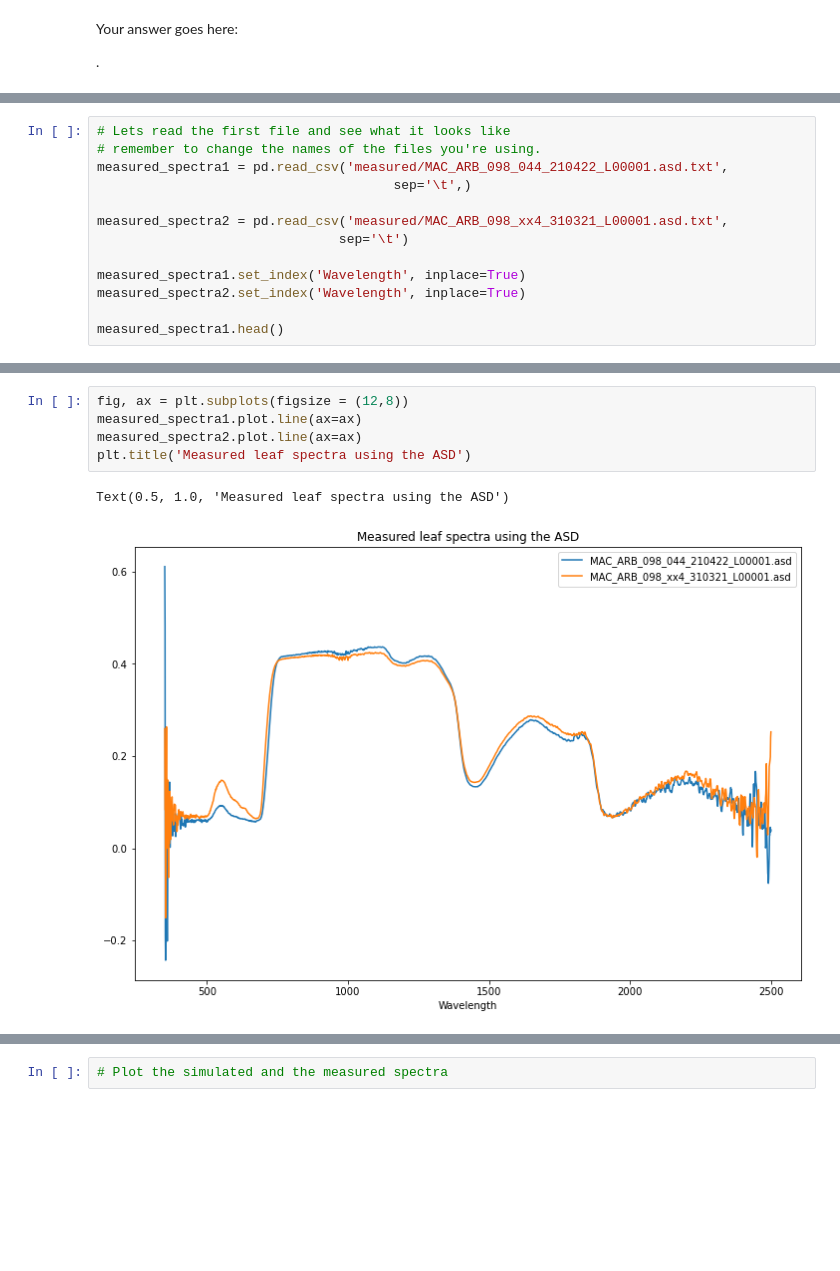
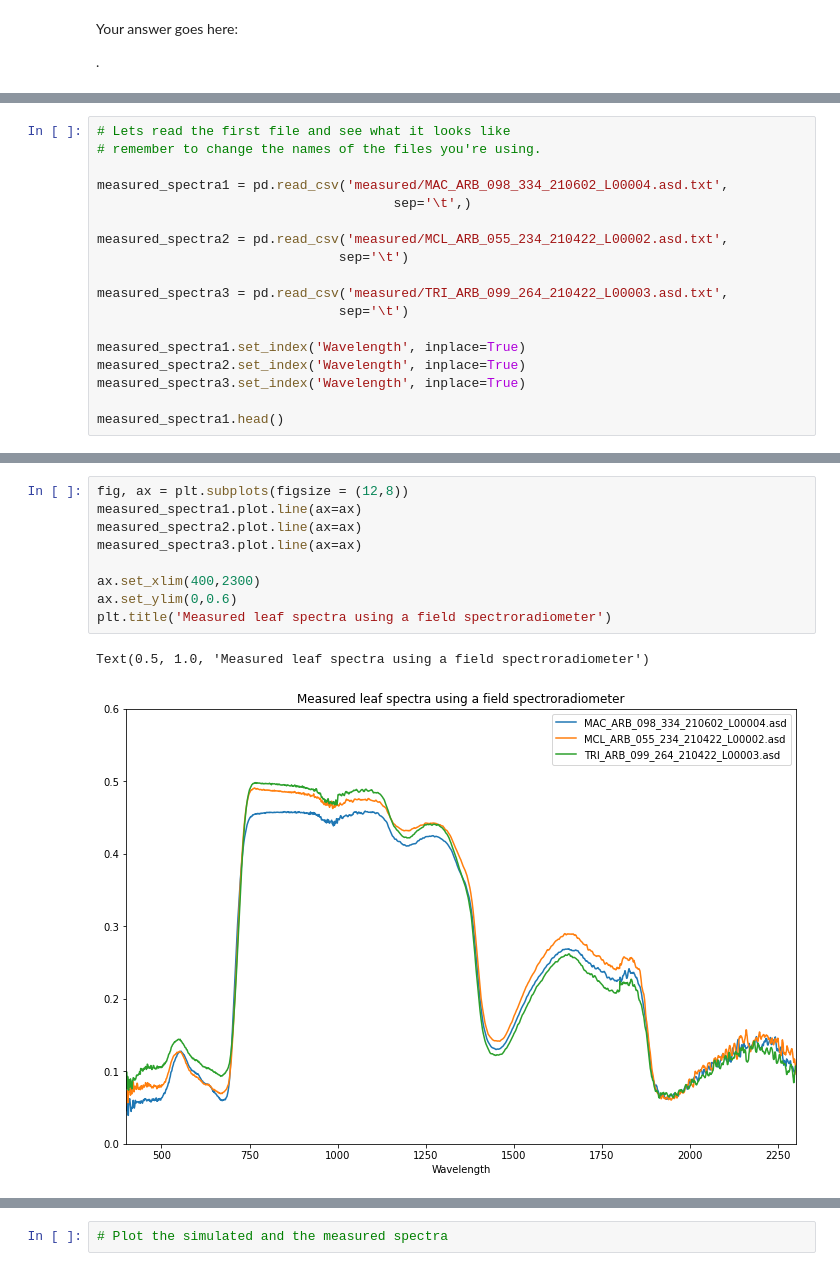
Before and after one commit to nicolasyounes/engn3903, a Jupyter notebook: week9/9.1_ENGN3903_Modelling_Leaf_spectra.ipynb, the cells around one changed output, grey strips where cells are left out. Cells and saved outputs as stored; diff of their text form; blank space fills up the shorter version.

```diff
--- a/week9/9.1_ENGN3903_Modelling_Leaf_spectra.ipynb
+++ b/week9/9.1_ENGN3903_Modelling_Leaf_spectra.ipynb
@@ -208,14 +175,19 @@ The spectra plotted in the cell below was collected by Jackson Taylor as part of
 # %%
 # Lets read the first file and see what it looks like
 # remember to change the names of the files you're using.
-measured_spectra1 = pd.read_csv('measured/MAC_ARB_098_044_210422_L00001.asd.txt',
+
+measured_spectra1 = pd.read_csv('measured/MAC_ARB_098_334_210602_L00004.asd.txt',
                                       sep='\t',)
 
-measured_spectra2 = pd.read_csv('measured/MAC_ARB_098_xx4_310321_L00001.asd.txt',
+measured_spectra2 = pd.read_csv('measured/MCL_ARB_055_234_210422_L00002.asd.txt',
+                               sep='\t')
+
+measured_spectra3 = pd.read_csv('measured/TRI_ARB_099_264_210422_L00003.asd.txt',
                                sep='\t')
 
 measured_spectra1.set_index('Wavelength', inplace=True)
 measured_spectra2.set_index('Wavelength', inplace=True)
+measured_spectra3.set_index('Wavelength', inplace=True)
 
 measured_spectra1.head()
 # %% [output]
@@ -229,11 +201,15 @@ measured_spectra1.head()
 # %%
 fig, ax = plt.subplots(figsize = (12,8))
 measured_spectra1.plot.line(ax=ax)
 measured_spectra2.plot.line(ax=ax)
-plt.title('Measured leaf spectra using the ASD')
+measured_spectra3.plot.line(ax=ax)
+
+ax.set_xlim(400,2300)
+ax.set_ylim(0,0.6)
+plt.title('Measured leaf spectra using a field spectroradiometer')
 # %% [output]
-Text(0.5, 1.0, 'Measured leaf spectra using the ASD')
+Text(0.5, 1.0, 'Measured leaf spectra using a field spectroradiometer')
-[figure, old version]
+[figure, new version]
 # %% [markdown]
 <div class="alert alert-block alert-danger">
     Exercise 2: compare the simulated spectra with the real spectra
```
Also changed, not shown: parts of 43 cells of this notebook, 17 other files.
